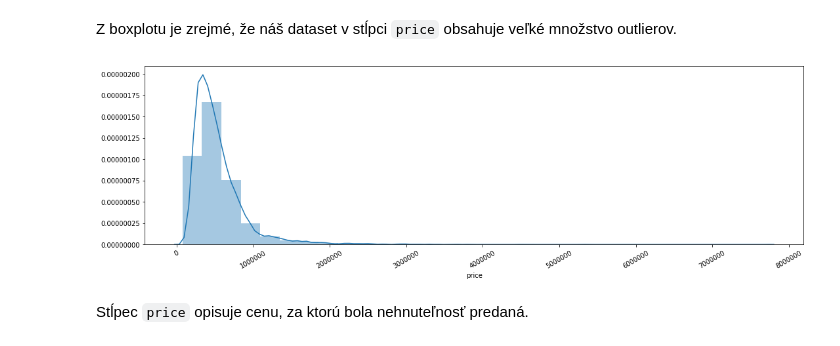
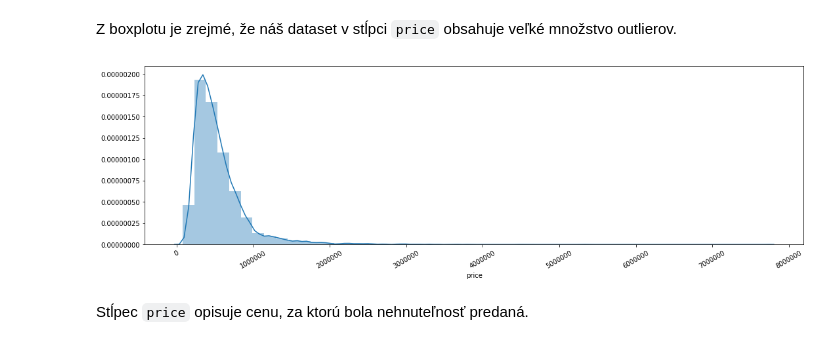
Before and after one commit to mirec3009/oznal_project, a Jupyter notebook: Explorativna_analyza.ipynb, the cells around one changed output. Cells and saved outputs as stored; diff of their text form; code cells hidden in the pictures.

```diff
--- a/Explorativna_analyza.ipynb
+++ b/Explorativna_analyza.ipynb
@@ -19,5 +24,5 @@ from dateutil.parser import parse
 # %%
-path_housing = "..\\data\\kc_house_data.csv"
+path_housing = "data\\kc_house_data.csv"
 df = pd.read_csv(path_housing, sep=",")
 df.head()
 # %% [output]
@@ -267,13 +283,13 @@ Z boxplotu je zrejmé, že náš dataset v stĺpci `price` obsahuje veľké mno
 # %%
 fig, ax = plt.subplots()
 fig.set_size_inches(18, 5)
 
 plt.xticks(rotation=30)
 # ax = sns.boxplot(x="Club", y="Age", data=df_epl_players)
-ax = sns.distplot(df["price"], bins=30)
+ax = sns.distplot(df["price"], bins=50)
 # g.set_xticklabels(labels="", rotation=30)
 # %% [output]
-[figure, old version]
+[figure, new version]
 # %% [markdown]
 Stĺpec `price` opisuje cenu, za ktorú bola nehnuteľnosť predaná.
 # %% [markdown]
```
Also changed, not shown: parts of 24 cells of this notebook, 1 other file.
